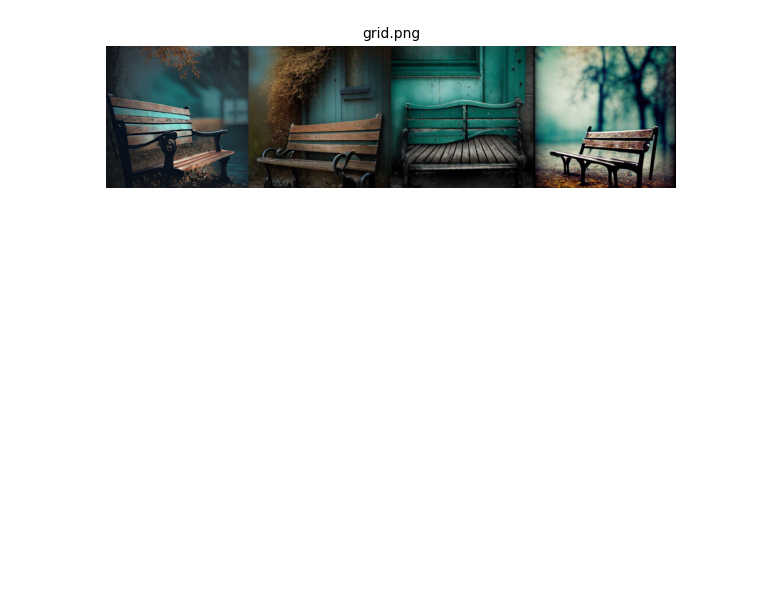
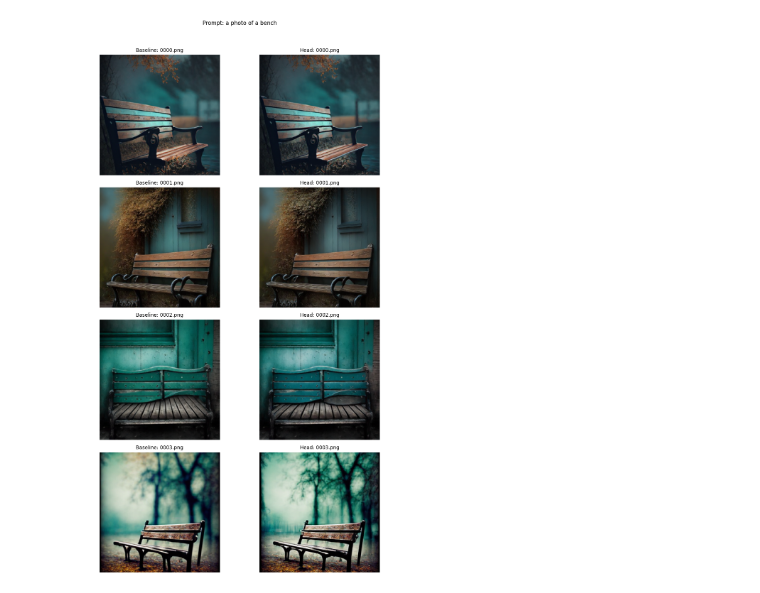
Before and after one commit to Hejrati/MaskGen, a Jupyter notebook: viz.ipynb, the cells around one changed output. Drawn from its saved outputs; the diff is of its cells as text; code cells hidden in the pictures; blank space fills up the shorter version.

```diff
--- a/viz.ipynb
+++ b/viz.ipynb
@@ -1,37 +1,67 @@
 # %%
 from pathlib import Path
+import json
 from PIL import Image
-import math
 
 import matplotlib.pyplot as plt
 
-# Directory from the notebook context
-image_dir = Path("outputs/geneval_eval/baseline_images/00000")
-# image_dir = Path("evaluation_results/geneval/vq_xl_revised/counting")
+SAMPLE_FOLDER = "00000"
 
-# image_dir = Path("evaluation_results")
+baseline_dir = Path(f"outputs/geneval_eval/baseline_images/{SAMPLE_FOLDER}")
+head_dir = Path(f"outputs/geneval_eval/head_images/{SAMPLE_FOLDER}")
+
+valid_exts = {".jpg", ".jpeg", ".png", ".bmp", ".gif", ".webp", ".tiff"}
 
 
-# Find image files (recursive)
-valid_exts = {".jpg", ".jpeg", ".png", ".bmp", ".gif", ".webp", ".tiff"}
-image_paths = [p for p in image_dir.iterdir() if p.is_file() and p.suffix.lower() in valid_exts]
+def load_prompt(run_dir: Path) -> str:
+    metadata_path = run_dir / "metadata.jsonl"
+    if not metadata_path.exists():
+        return "Prompt: <missing metadata.jsonl>"
 
-print(f"Found {len(image_paths)} image(s) in: {image_dir}")
+    try:
+        first_line = metadata_path.read_text(encoding="utf-8").splitlines()[0]
+        prompt = json.loads(first_line).get("prompt", "<prompt not found>")
+        return f"Prompt: {prompt}"
+    except Exception as e:
+        return f"Prompt: <failed to parse metadata: {e}>"
 
-if image_paths:
-    i=0
-    for img_path in image_paths:
-        i += 1
-        img = Image.open(img_path)
 
-        plt.figure(figsize=(6, 6))
-        plt.imshow(img)
-        plt.title(img_path.name, fontsize=10)
-        plt.axis("off")
-        plt.tight_layout()
-        plt.show()
-        if i >= 4:  # Limit to showing first 5 images
-            break
+prompt = load_prompt(baseline_dir)
+
+baseline_images = sorted(
+    p for p in (baseline_dir / "samples").iterdir() if p.is_file() and p.suffix.lower() in valid_exts
+) if (baseline_dir / "samples").exists() else []
+
+head_images = sorted(
+    p for p in (head_dir / "samples").iterdir() if p.is_file() and p.suffix.lower() in valid_exts
+) if (head_dir / "samples").exists() else []
+
+pair_count = min(len(baseline_images), len(head_images), 4)
+print(f"Found {len(baseline_images)} baseline and {len(head_images)} head images.")
+print(f"Showing {pair_count} paired image(s).")
+print(prompt)
+
+if pair_count == 0:
+    print("No paired images found.")
 else:
-    print("No image files found.")
+    fig, axes = plt.subplots(pair_count, 2, figsize=(10, 4 * pair_count))
+    if pair_count == 1:
+        axes = [axes]
+
+    for row in range(pair_count):
+        baseline_img = Image.open(baseline_images[row])
+        head_img = Image.open(head_images[row])
+
+        left_ax, right_ax = axes[row]
+        left_ax.imshow(baseline_img)
+        left_ax.set_title(f"Baseline: {baseline_images[row].name}", fontsize=10)
+        left_ax.axis("off")
+
+        right_ax.imshow(head_img)
+        right_ax.set_title(f"Head: {head_images[row].name}", fontsize=10)
+        right_ax.axis("off")
+
+    fig.suptitle(f"{prompt}", fontsize=11)
+    plt.tight_layout(rect=[0, 0, 1, 0.96])
+    plt.show()
 # %% [output]
@@ -39 +71 @@ Found 1 image(s) in: outputs/geneval_eval/baseline_images/00000
-[figure, old version]
+[figure, new version]
```
Also changed, not shown: parts of 2 cells of this notebook, 2 other files.
